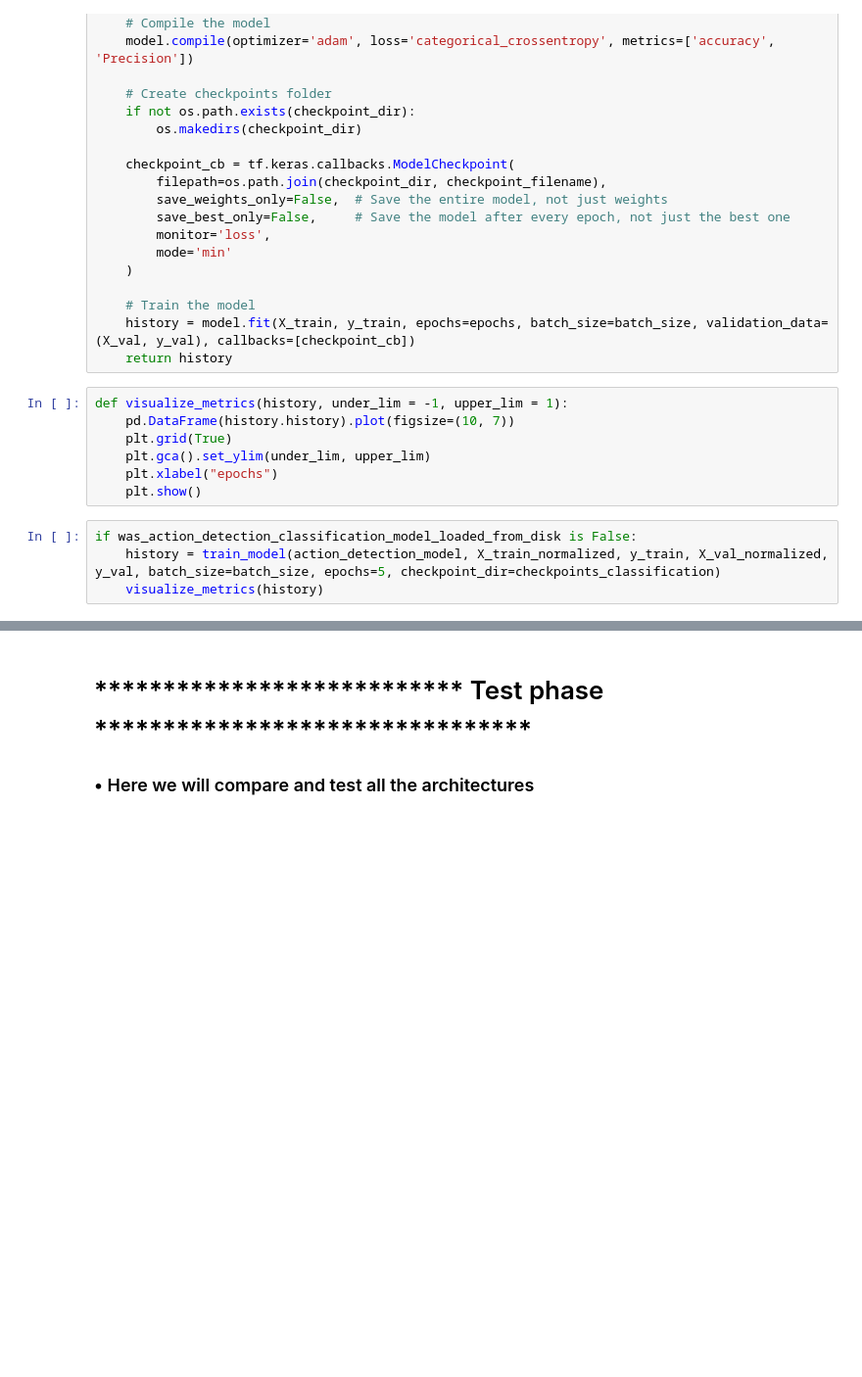
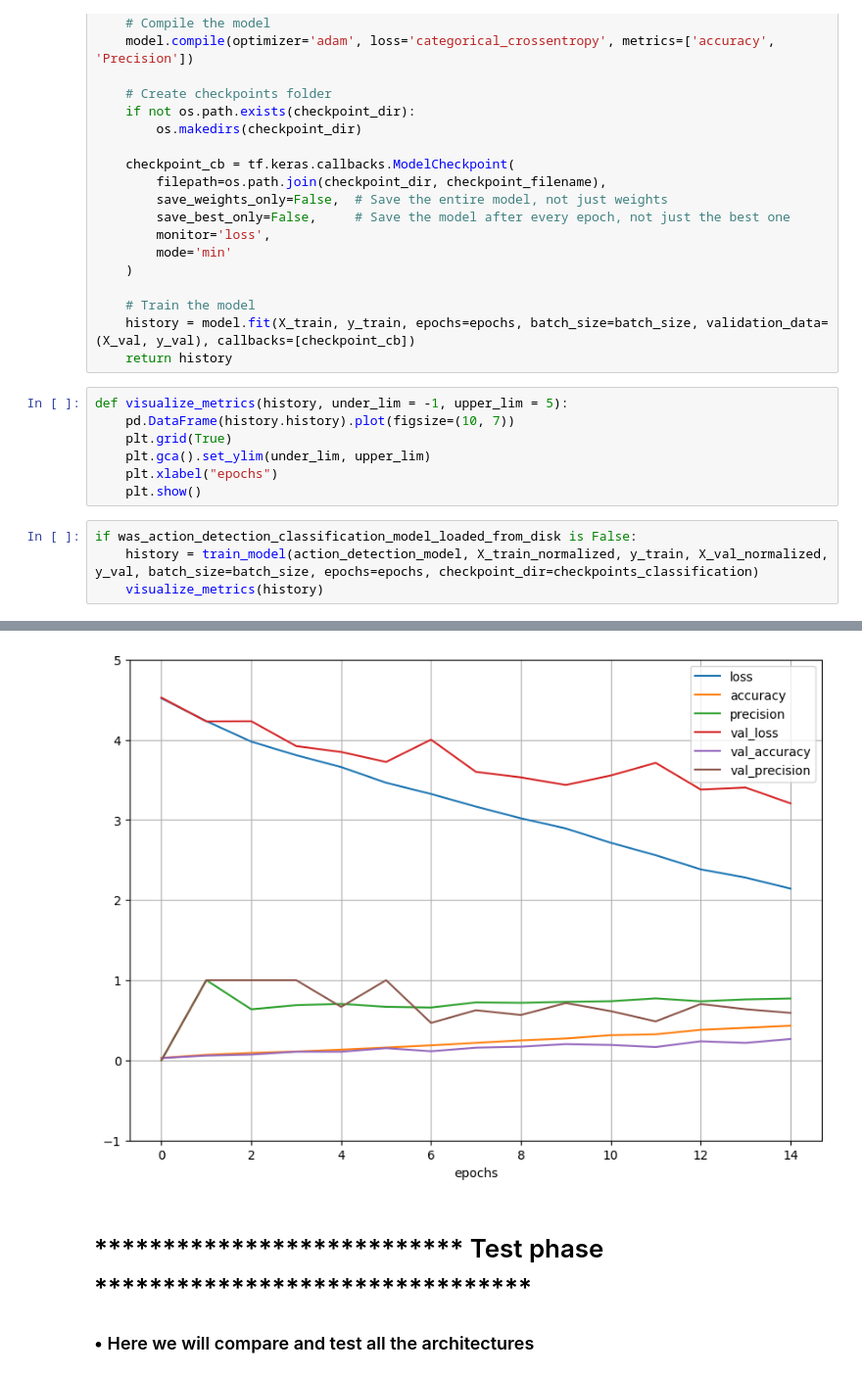
Before and after one commit to AndreyArguedas/DeepLearningProject, a Jupyter notebook: DeepLearningVideoNumpy.ipynb, the cells around one changed output, grey strips where cells are left out. Shown at 98% size. Drawn from its saved outputs; the diff is of its cells as text; blank space fills up the shorter version.

```diff
--- a/DeepLearningVideoNumpy.ipynb
+++ b/DeepLearningVideoNumpy.ipynb
@@ -349,7 +305,7 @@ def train_model(model, X_train, y_train, X_val, y_val, batch_size=64, epochs=5,
     history = model.fit(X_train, y_train, epochs=epochs, batch_size=batch_size, validation_data=(X_val, y_val), callbacks=[checkpoint_cb])
     return history
 # %%
-def visualize_metrics(history, under_lim = -1, upper_lim = 1):
+def visualize_metrics(history, under_lim = -1, upper_lim = 5):
     pd.DataFrame(history.history).plot(figsize=(10, 7))
     plt.grid(True)
     plt.gca().set_ylim(under_lim, upper_lim)
@@ -357,5 +313,6 @@ def visualize_metrics(history, under_lim = -1, upper_lim = 1):
     plt.show()
 # %%
 if was_action_detection_classification_model_loaded_from_disk is False:
-    history = train_model(action_detection_model, X_train_normalized, y_train, X_val_normalized, y_val, batch_size=batch_size, epochs=5, checkpoint_dir=checkpoints_classification)
+    history = train_model(action_detection_model, X_train_normalized, y_train, X_val_normalized, y_val, batch_size=batch_size, epochs=epochs, checkpoint_dir=checkpoints_classification)
     visualize_metrics(history)
+# %% [output]
@@ -362,3 +336,4 @@ if was_action_detection_classification_model_loaded_from_disk is False:
+[figure, added]
 # %% [markdown]
 # *************************** Test phase ********************************
 
```
Also changed, not shown: parts of 13 cells of this notebook.
